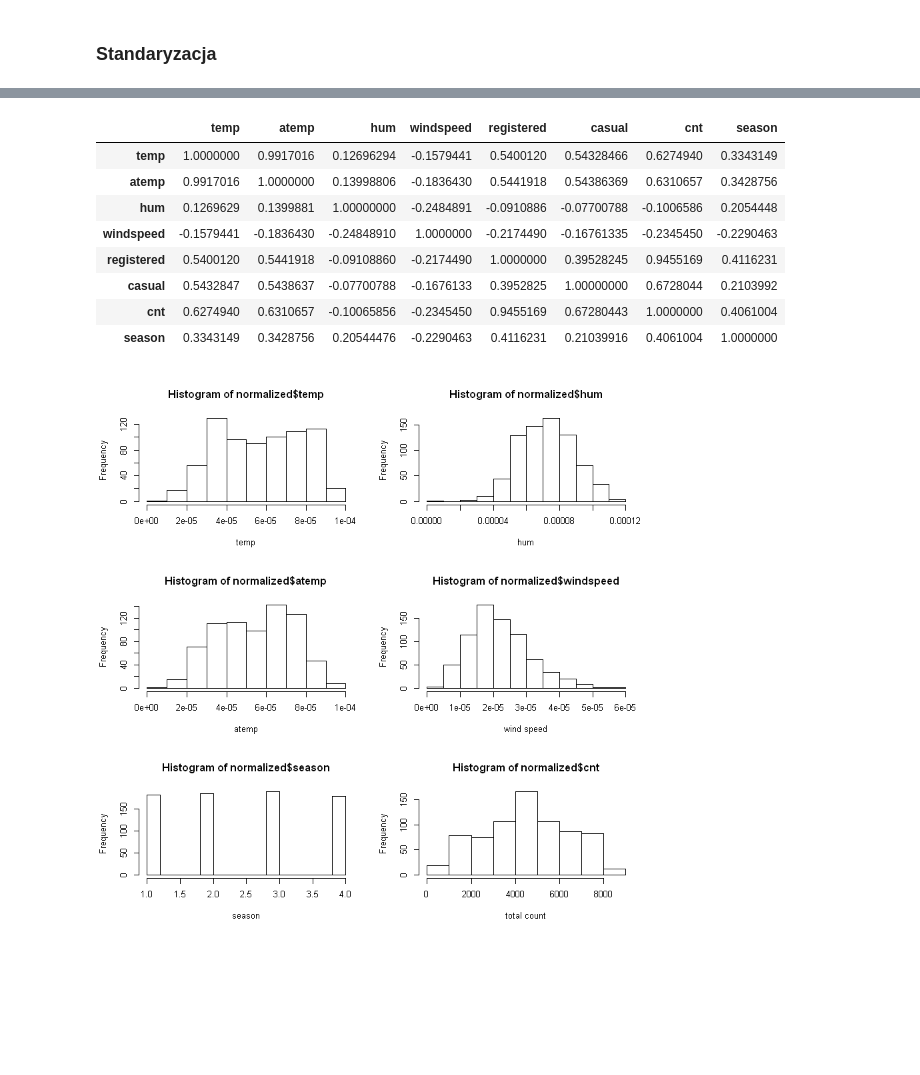
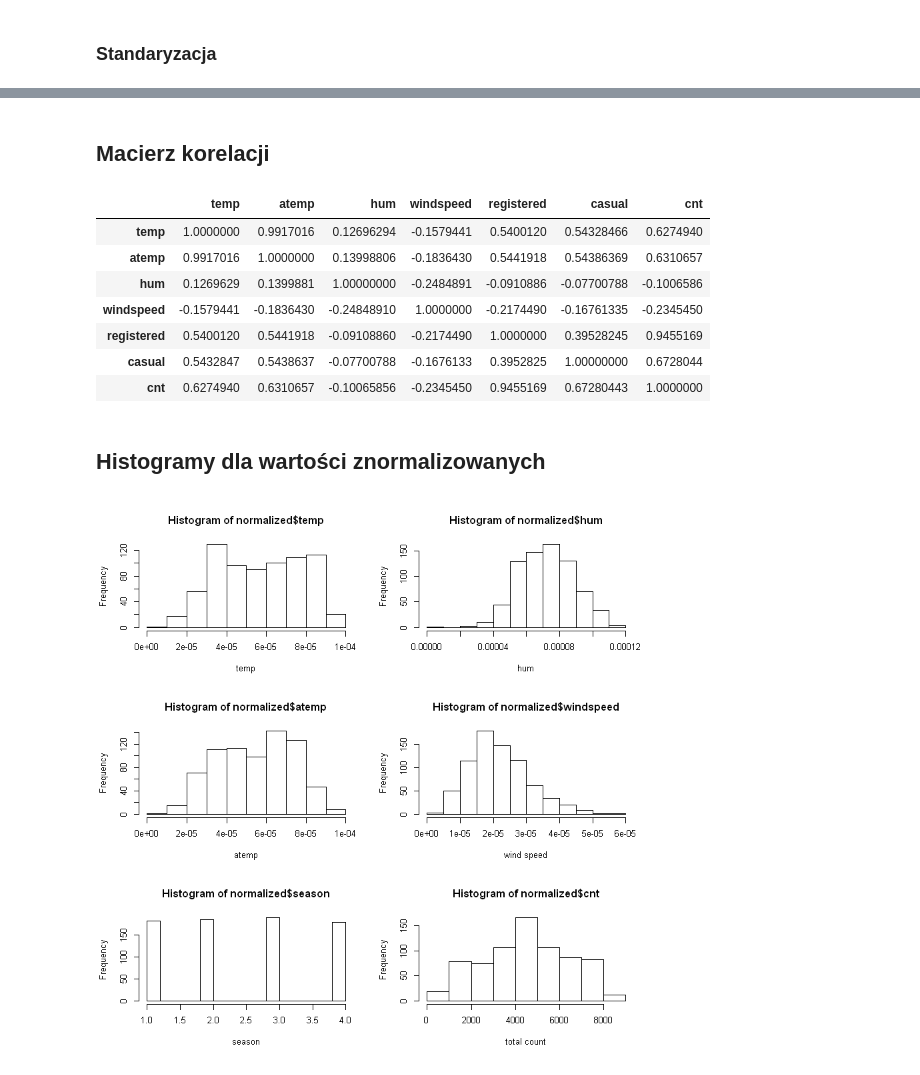
Before and after one commit to durden2/regression_models_pk, a Jupyter notebook: Preprocessing.ipynb, the cells around one changed output, grey strips where cells are left out. Cells and saved outputs as stored; diff of their text form; code cells hidden in the pictures; blank space fills up the shorter version.

```diff
--- a/Preprocessing.ipynb
+++ b/Preprocessing.ipynb
@@ -100,17 +103,20 @@ head(stnd)
 # %%
 write.csv(normalized, file = "day_stnd.csv")
+# %% [markdown]
+## Macierz korelacji
 # %%
-cor(normalized)
+cor(df)
 # %% [output]
-|  | temp | atemp | hum | windspeed | registered | casual | cnt | season |
-| temp | 1.0000000 | 0.9917016 | 0.12696294 | -0.1579441 | 0.5400120 | 0.54328466 | 0.6274940 | 0.3343149 |
-| atemp | 0.9917016 | 1.0000000 | 0.13998806 | -0.1836430 | 0.5441918 | 0.54386369 | 0.6310657 | 0.3428756 |
-| hum | 0.1269629 | 0.1399881 | 1.00000000 | -0.2484891 | -0.0910886 | -0.07700788 | -0.1006586 | 0.2054448 |
-| windspeed | -0.1579441 | -0.1836430 | -0.24848910 | 1.0000000 | -0.2174490 | -0.16761335 | -0.2345450 | -0.2290463 |
-| registered | 0.5400120 | 0.5441918 | -0.09108860 | -0.2174490 | 1.0000000 | 0.39528245 | 0.9455169 | 0.4116231 |
-| casual | 0.5432847 | 0.5438637 | -0.07700788 | -0.1676133 | 0.3952825 | 1.00000000 | 0.6728044 | 0.2103992 |
-| cnt | 0.6274940 | 0.6310657 | -0.10065856 | -0.2345450 | 0.9455169 | 0.67280443 | 1.0000000 | 0.4061004 |
-| season | 0.3343149 | 0.3428756 | 0.20544476 | -0.2290463 | 0.4116231 | 0.21039916 | 0.4061004 | 1.0000000 |
+|  | temp | atemp | hum | windspeed | registered | casual | cnt |
+| temp | 1.0000000 | 0.9917016 | 0.12696294 | -0.1579441 | 0.5400120 | 0.54328466 | 0.6274940 |
+| atemp | 0.9917016 | 1.0000000 | 0.13998806 | -0.1836430 | 0.5441918 | 0.54386369 | 0.6310657 |
+| hum | 0.1269629 | 0.1399881 | 1.00000000 | -0.2484891 | -0.0910886 | -0.07700788 | -0.1006586 |
+| windspeed | -0.1579441 | -0.1836430 | -0.24848910 | 1.0000000 | -0.2174490 | -0.16761335 | -0.2345450 |
+| registered | 0.5400120 | 0.5441918 | -0.09108860 | -0.2174490 | 1.0000000 | 0.39528245 | 0.9455169 |
+| casual | 0.5432847 | 0.5438637 | -0.07700788 | -0.1676133 | 0.3952825 | 1.00000000 | 0.6728044 |
+| cnt | 0.6274940 | 0.6310657 | -0.10065856 | -0.2345450 | 0.9455169 | 0.67280443 | 1.0000000 |
+# %% [markdown]
+## Histogramy dla wartości znormalizowanych
 # %%
 par(mfrow = c(3,2))
 
```
Also changed, not shown: parts of 30 cells of this notebook.
